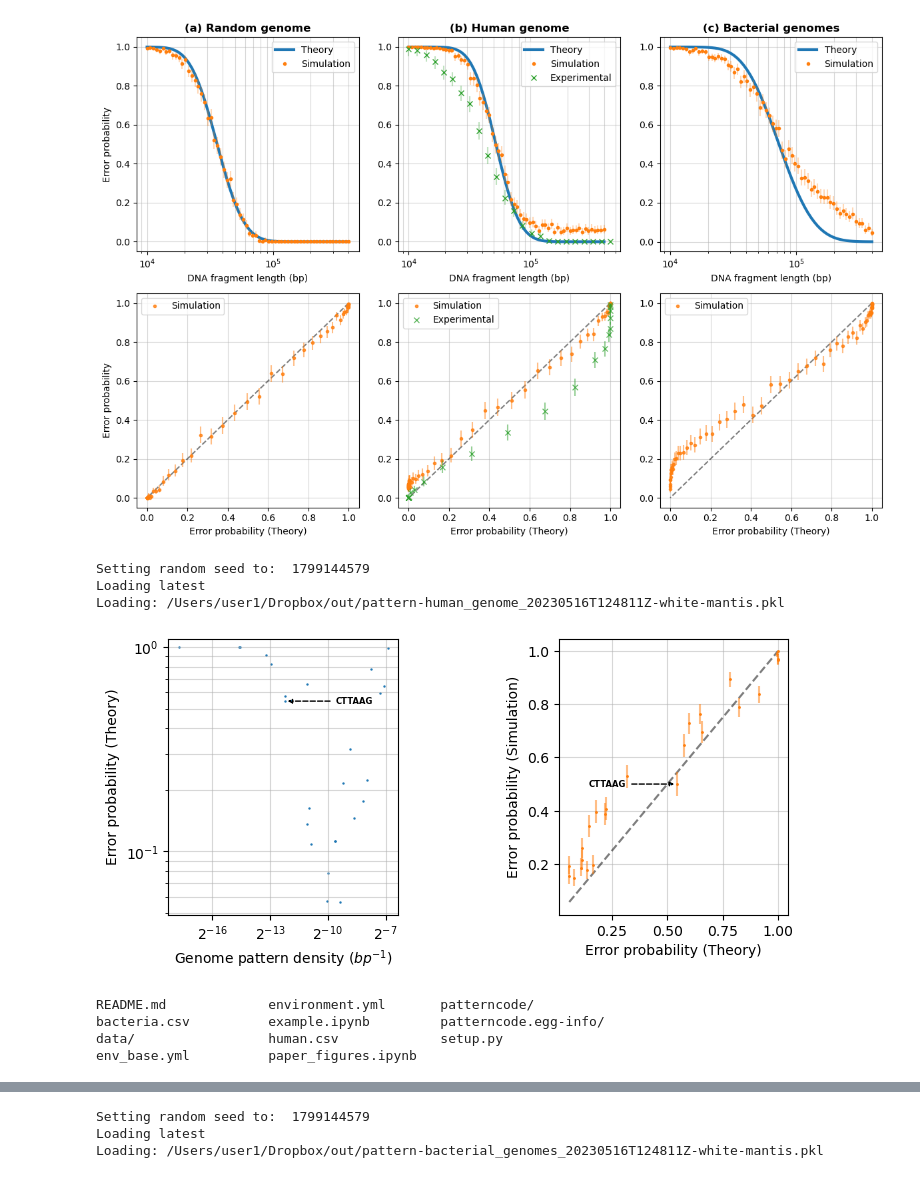
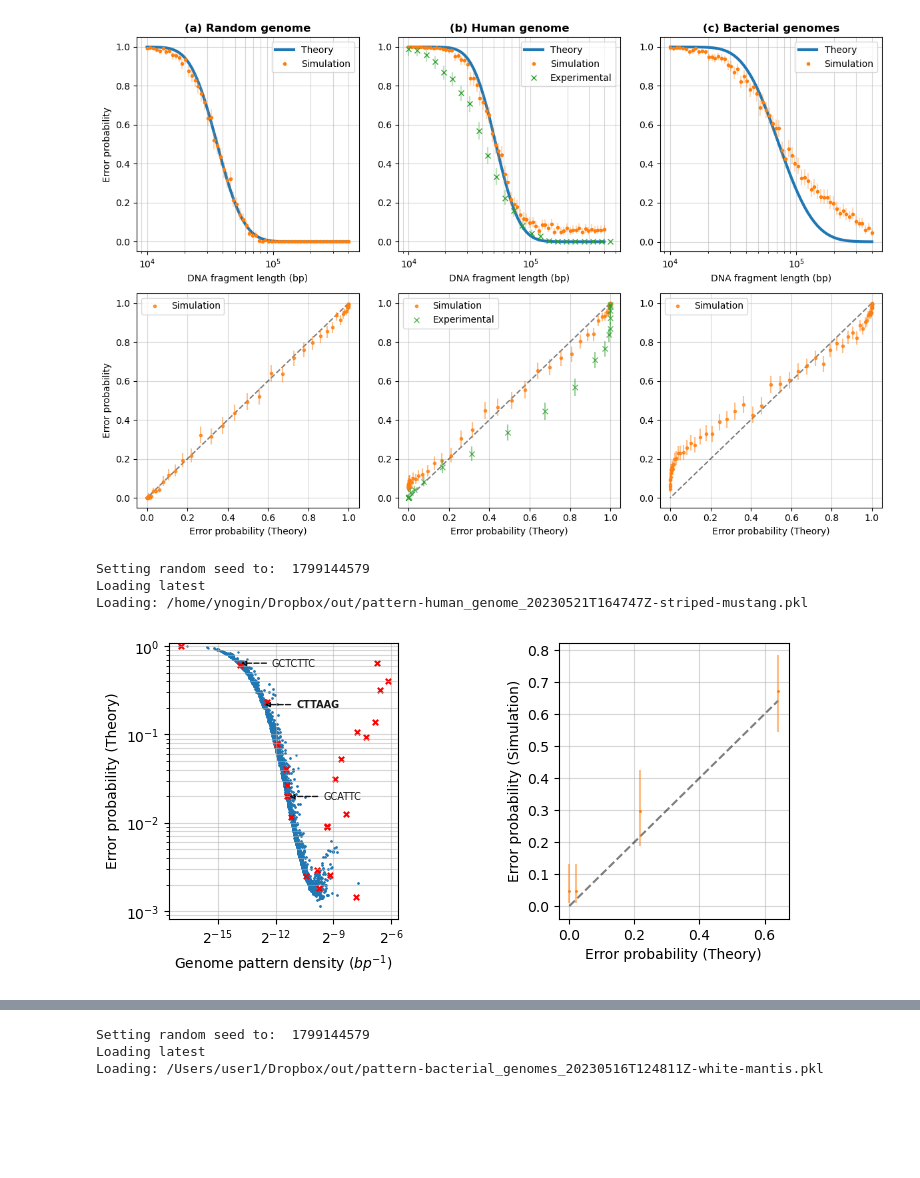
Before and after one commit to yevgenin/PatternCode, a Jupyter notebook: paper_figures.ipynb, the cells around one changed output, grey strips where cells are left out. Drawn from its saved outputs; the diff is of its cells as text; code cells hidden in the pictures; blank space fills up the shorter version.

```diff
--- a/paper_figures.ipynb
+++ b/paper_figures.ipynb
@@ -44,16 +64,10 @@ Loading latest
 Loading: /Users/user1/Dropbox/out/len-random_genome_20230508T192136Z-idealistic-bear.pkl
 [figure]
 # %%
-PErrVsPattern.make(genome_name=HUMAN_GENOME, load=1, plot=1, patterns=REBASE_NICKING_PATTERNS).data_table().to_csv('human.csv')
+%matplotlib inline
+df = PErrVsPattern.make(genome_name=HUMAN_GENOME, load=1, plot=1, patterns=REBASE_NICKING_PATTERNS).data_table()
 # %% [output]
 Setting random seed to:  1799144579
 Loading latest
-Loading: /Users/user1/Dropbox/out/pattern-human_genome_20230516T124811Z-white-mantis.pkl
+Loading: /home/ynogin/Dropbox/out/pattern-human_genome_20230521T164747Z-striped-mustang.pkl
-[figure, old version]
+[figure, new version]
-# %%
-ls
-# %% [output]
-README.md             environment.yml       patterncode/
-bacteria.csv          example.ipynb         patterncode.egg-info/
-data/                 human.csv             setup.py
-env_base.yml          paper_figures.ipynb
```
Also changed, not shown: parts of 6 cells of this notebook, 8 other files.
